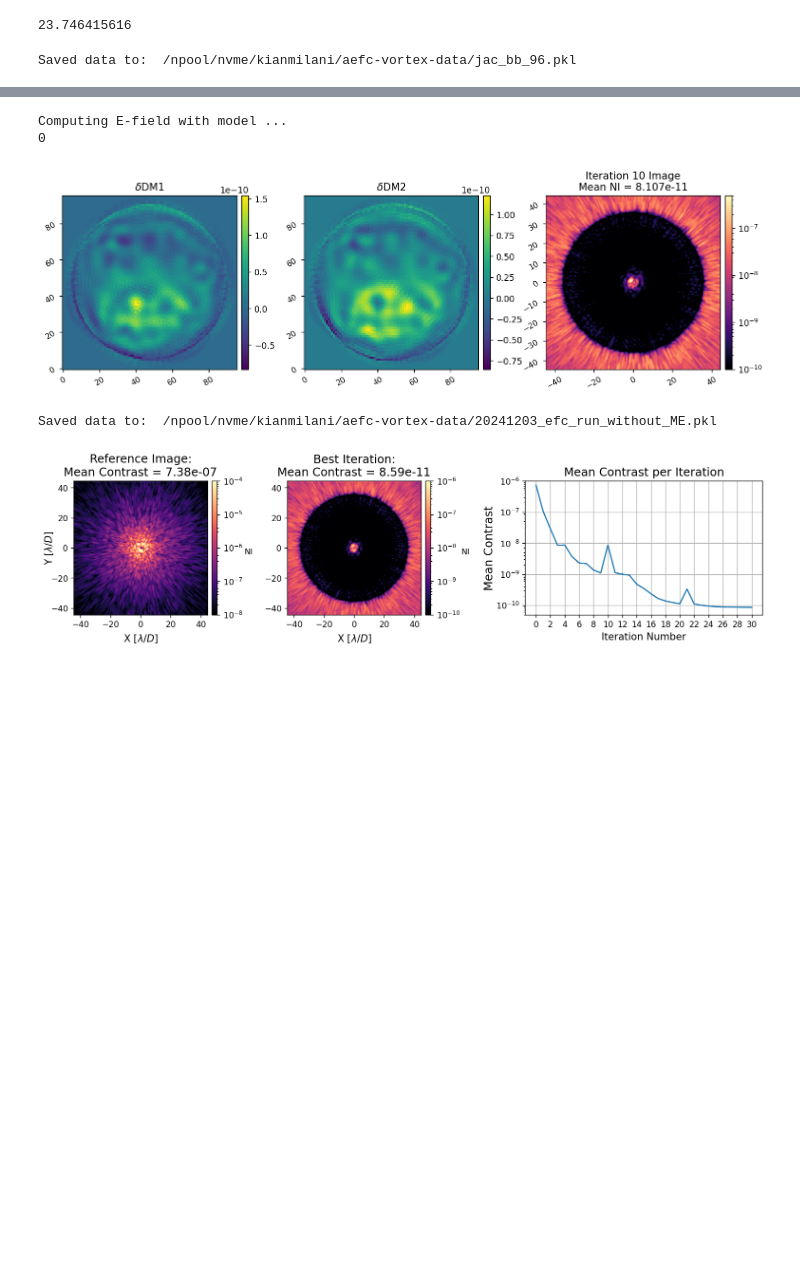
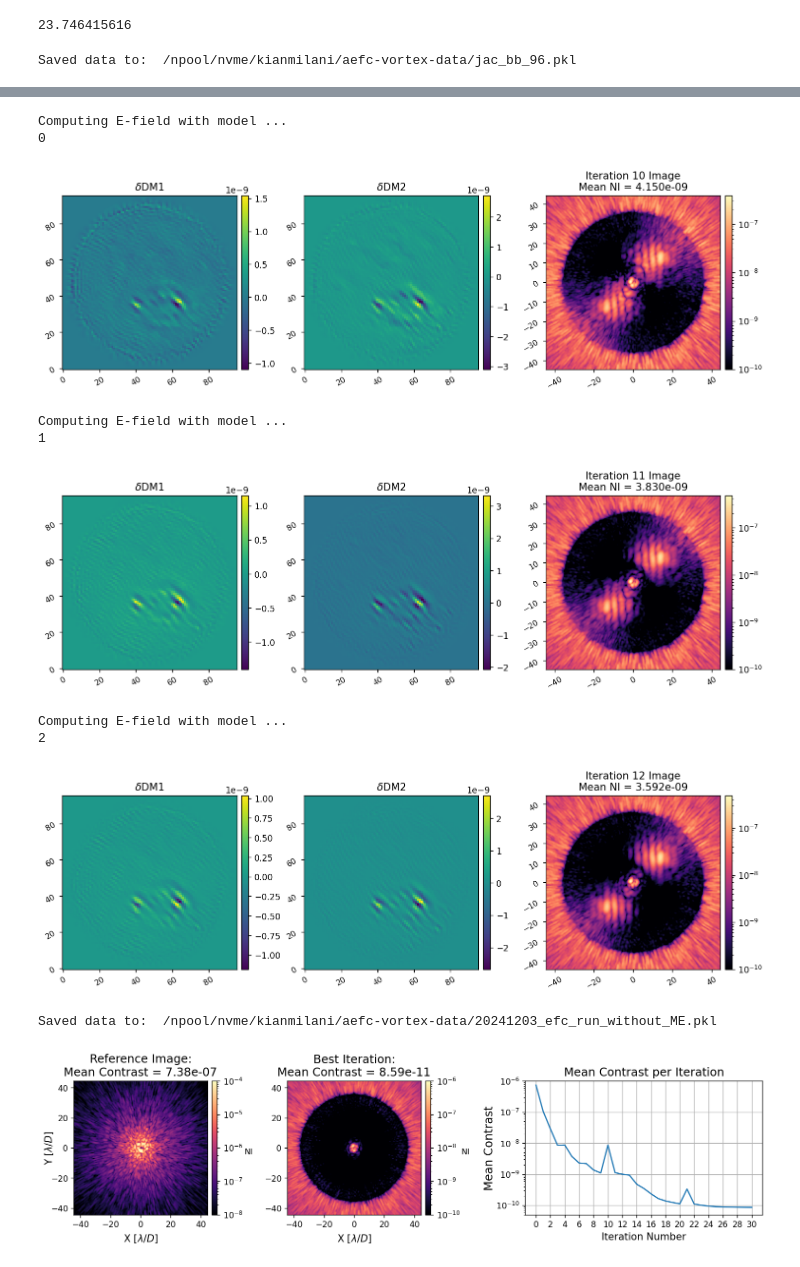
Before and after one commit to kian1377/aefc-vortex, a Jupyter notebook: fresnel-sims/efc_bb_96.ipynb, the cells around one changed output, grey strips where cells are left out. Cells and saved outputs as stored; diff of their text form; code cells hidden in the pictures; blank space fills up the shorter version.

Commit message:
refined a couple of figures

```diff
--- a/fresnel-sims/efc_bb_96.ipynb
+++ b/fresnel-sims/efc_bb_96.ipynb
@@ -39,7 +39,7 @@ Nwaves_per_bp = bandpasses.shape[1]
 control_waves = bandpasses[:, Nwaves_per_bp//2]
 print(control_waves)
 
-dm1_flat = xp.rot90(xp.rot90( utils.load_fits('../data/dm1_flat_command.fits') ))
+dm1_flat = xp.rot90(xp.rot90( utils.load_fits('data/dm1_flat_command.fits') ))
 # %% [output]
 /home/kianmilani/Projects/adefc-vortex/adefc_vortex
 [[6.17500000e-07 6.22142857e-07 6.26785714e-07 6.31428571e-07
@@ -81,9 +81,9 @@ imshow2(AMP, OPD)
 (1213.7362637362637, 3034.340659340659)
 # %%
 reload(fresnel)
-I = fresnel.CORO(
-    # dm1_ref=dm1_flat,
-)
+# I = fresnel.CORO(
+#     # dm1_ref=dm1_flat,
+# )
 # I = fresnel.CORO(
 #     dm1_gains=1 + 0.02*xp.random.randn(96,96),
 #     dm2_gains=1 + 0.02*xp.random.randn(96,96),
@@ -93,15 +93,15 @@ I = fresnel.CORO(
 #     lyot_shift=np.array([-50, -50 ])*u.um,
 #     # dm1_ref=dm1_flat,
 # )
-# I = fresnel.CORO(
-#     dm1_gains=1 + 0.02*xp.random.randn(96,96),
-#     dm2_gains=1 + 0.02*xp.random.randn(96,96),
-#     inf_fun_coupling=0.17,
-#     dm1_shift=np.array([75, 75 ])*u.um,
-#     dm2_shift=np.array([-75, -75 ])*u.um,
-#     lyot_shift=np.array([-75, 75 ])*u.um,
-#     # dm1_ref=dm1_flat,
-# )
+I = fresnel.CORO(
+    dm1_gains=1 + 0.02*xp.random.randn(96,96),
+    dm2_gains=1 + 0.02*xp.random.randn(96,96),
+    inf_fun_coupling=0.17,
+    dm1_shift=np.array([75, 75 ])*u.um,
+    dm2_shift=np.array([-75, -75 ])*u.um,
+    lyot_shift=np.array([-75, 75 ])*u.um,
+    # dm1_ref=dm1_flat,
+)
 I.use_opds = True
 I.bandpasses = bandpasses
 
@@ -198,4 +198,6 @@ data = {
     'control_mask':control_mask,
 }
 # %%
-control_matrix = utils.beta_reg(jac, -2)
+control_matrix = utils.beta_reg(jac, 1e-1)
+# control_matrix = utils.beta_reg(jac, -1)
+# control_matrix = utils.beta_reg(jac, -2)
@@ -212,21 +221,31 @@ control_matrix_2 = utils.beta_reg(jac, -5)
 # %%
 reload(fraunhofer)
 reload(efc)
 
 data = efc.run_bb(
     I,
     control_matrix,
     # control_matrix_2,
     control_mask,
     control_waves,
     data,
-    Nitr=1,
+    reg_cond=-1.5,
+    # reg_cond=-2
+    # reg_cond=-3,
+    # reg_cond=-3.5,
+    Nitr=3,
     gain=1,
 )
 # %% [output]
 Computing E-field with model ...
 0
-[figure, old version]
+[figure, new version]
+Computing E-field with model ...
+1
+[figure, added]
+Computing E-field with model ...
+2
+[figure, added]
 # %%
 from datetime import datetime
 today = int(datetime.today().strftime('%Y%m%d'))
```
Also changed, not shown: parts of 6 cells of this notebook, 6 other files.
